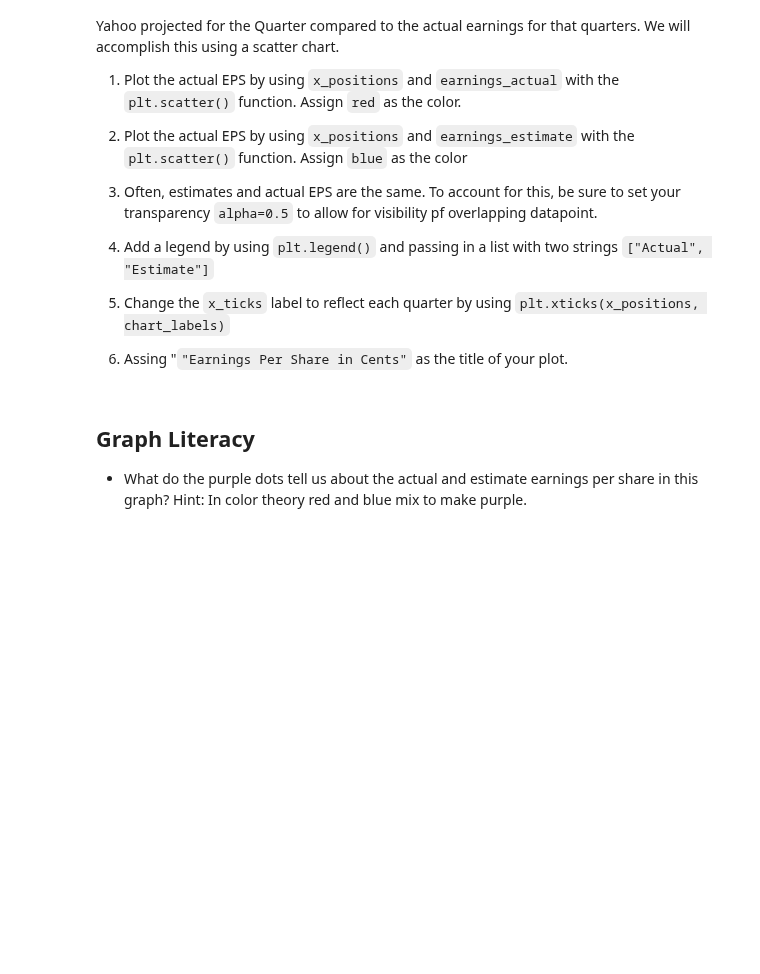
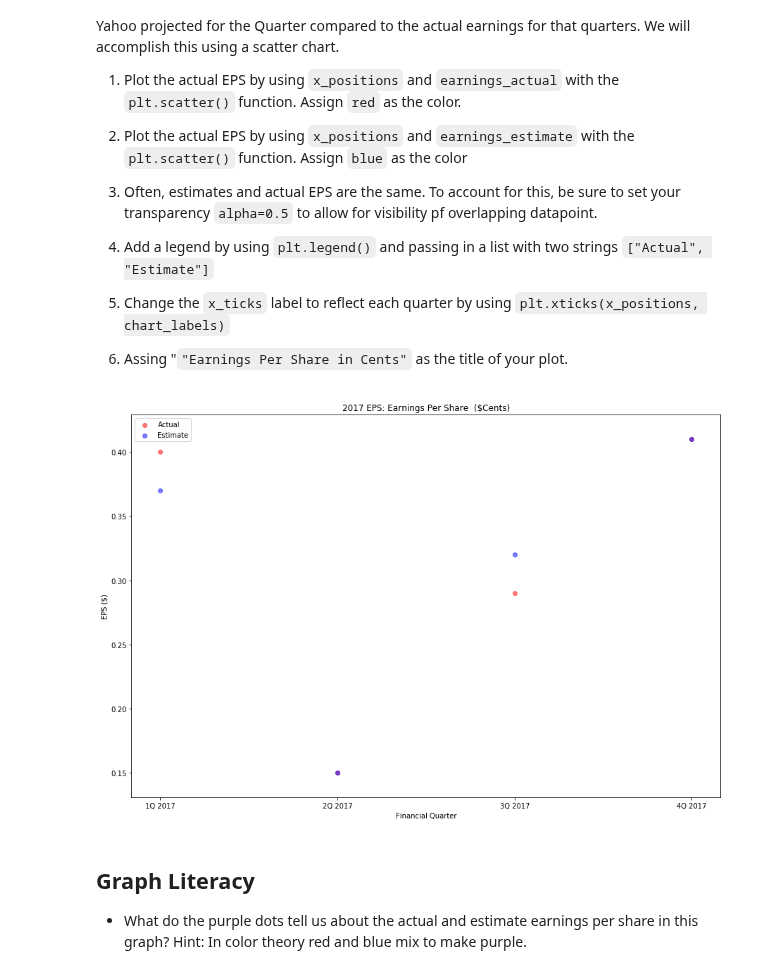
Before and after one commit to pelian/codeacademy, a Jupyter notebook: Data Visualization with Python/unit 6/Netflix Data/netflix_visualizations.ipynb, the cells around one changed output. Drawn from its saved outputs; the diff is of its cells as text; code cells hidden in the pictures; blank space fills up the shorter version.

```diff
--- a/Data Visualization with Python/unit 6/Netflix Data/netflix_visualizations.ipynb
+++ b/Data Visualization with Python/unit 6/Netflix Data/netflix_visualizations.ipynb
@@ -125,3 +302,38 @@ earnings_estimate = [.37,.15,.32,.41 ]
+# %%
+# Define the subplot figure size
+fig, ax = plt.subplots(figsize=(15, 10))
+
+x_positions = [1, 2, 3, 4]
+chart_labels = ["1Q 2017","2Q 2017","3Q 2017","4Q 2017"]
+earnings_actual =[.4, .15,.29,.41]
+earnings_estimate = [.37,.15,.32,.41 ]
+
+# Plot the NFLX actual earnings
+plt.scatter(data=netflix_stocks_quarterly,
+                x=x_positions,
+                y=earnings_actual,
+                color='red',
+                alpha=0.5
+                )
+
+# Plot the NFLX estimate earnings
+plt.scatter(data=netflix_stocks_quarterly,
+                x=x_positions,
+                y=earnings_estimate,
+                color='blue',
+                alpha=0.5
+                )
+
+plt.legend(["Actual", "Estimate"])
+plt.xticks(x_positions, chart_labels)
+plt.xlabel('Financial Quarter')
+plt.ylabel('EPS ($)')
+plt.title('2017 EPS: Earnings Per Share  ($Cents)')
+
+plt.savefig('2017_nflx_eps.png')
+plt.show()
+# %% [output]
+[figure, added]
 # %% [markdown]
 ## Graph Literacy
 
```
Also changed, not shown: parts of 15 cells of this notebook, 10 other files.
